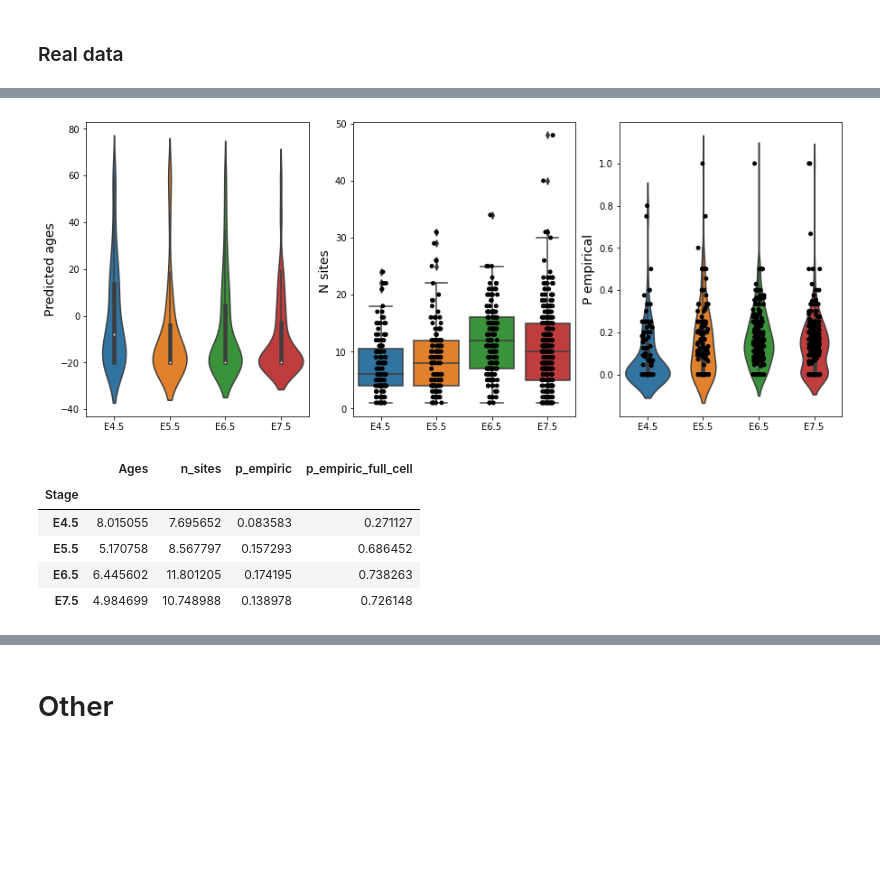
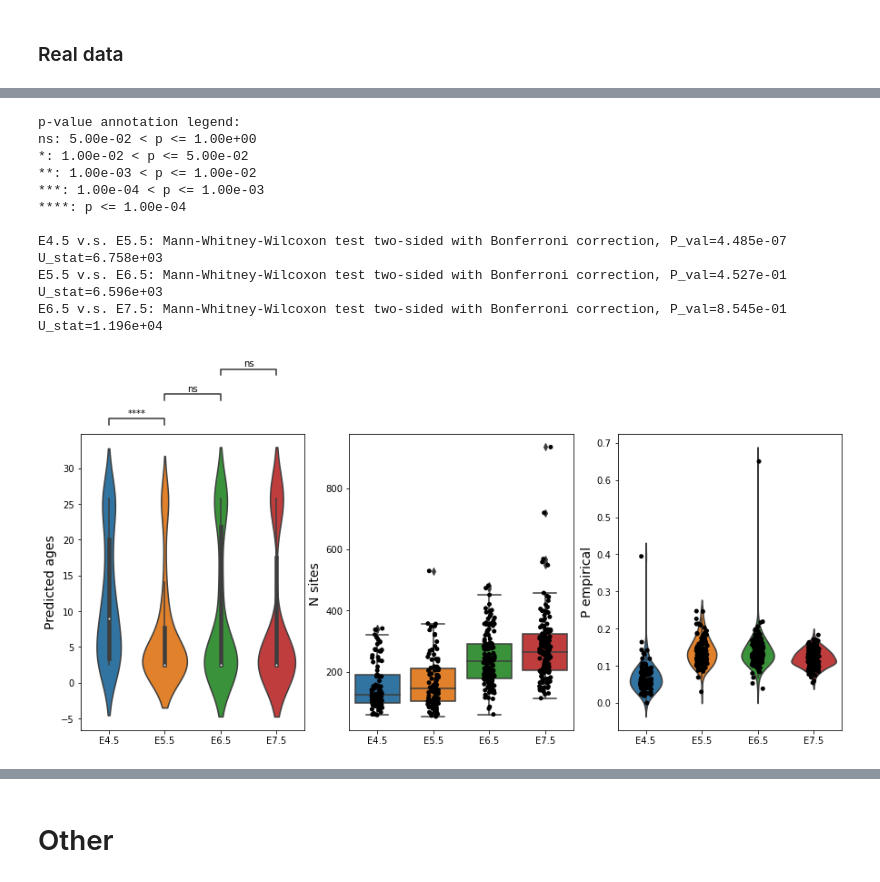
Before and after one commit to ComputationalAgingLab/single-cell-methylation-fake, a Jupyter notebook: proof.ipynb, the cells around one changed output, grey strips where cells are left out. Cells and saved outputs as stored; diff of their text form; code cells hidden in the pictures; blank space fills up the shorter version.

Commit message:
ground zero returned

```diff
--- a/proof.ipynb
+++ b/proof.ipynb
@@ -85,7 +87,7 @@ n_corrected_sites = clocks['PearsonP'][multipletests(clocks['PearsonP'], method=
 print(f'Survived after {method} correction {n_corrected_sites} sites at s.level={alpha}')
 
 #get top n from them based on the absolute value of correlation
-top = 300
+top = 5000
 top_idx = clocks['PearsonR'].abs().sort_values(ascending=False)[:top].index
 top_sites = clocks.loc[top_idx]
 
@@ -93,6 +95,7 @@ top_sites = clocks.loc[top_idx]
 w_ = np.asarray(top_sites['Coef'])
 b_ = np.asarray(top_sites['Intercept'])
 roots_ = -b_ / w_ #polynomial roots before single cell data
+dist_ = np.diff(np.sort(roots_))
 
 # make an artificial signle cell methylation data (sampled from binomial distribution)
 p_nonmet = 0.5
@@ -102,8 +105,11 @@ mask = np.random.binomial(1, p=p_nonmet, size=top).astype(bool)
 w = np.array([-wi if m==False else wi for m, wi in zip(mask, w_)])
 b = np.array([1-bi if m==False else bi for m, bi in zip(mask, b_)])
 roots = -b / w #polynomial roots after single cell data
+dist = np.diff(np.sort(roots))
 
 print('Correlation weights and biases before data', np.round(np.corrcoef(w_, b_)[0,1], 3))
 print('Correlation weights and biases after data', np.round(np.corrcoef(w, b)[0,1], 3))
+print('Median distance between roots before data:', np.round(np.median(dist_), 3))
+print('Median distance between roots after data:', np.round(np.median(dist), 3))
 # %% [output]
 Survived after bonferroni correction 247 sites at s.level=0.01
@@ -175,5 +173,5 @@ axes[2].set_xlabel('Age');
 # %%
-n_steps = 100
+n_steps = 1000
 m_cells = 100
 interval_of_search = (-20, 60)
 # eps = 0.01 #to not touch to the interval boundaries where p=0 or p=1
@@ -212,6 +212,7 @@ stages = sorted(meta['stage'].unique().tolist())
 list_cells = glob('cell_data/cells/*.h5')
 
 ######
+n_steps = 1000
 interval_of_search = (-20, 60) #CUSTOM INTERVAL IN SCOPE
 ######
 
@@ -224,12 +225,17 @@ for stage in stages:
     methyl_prob = []
     methyl_prob_cell = []
     for cell_name in tqdm(stage_cells):
+        ### read data ###
         path = f'cell_data/cells/{cell_name}.h5'
         assert os.path.exists(path)
         cell_df = pd.read_hdf(path)
+
+        ### filter data ###
+        #coverage check
+        if cell_df.shape[0] < 500_000: continue
+        #common sites check
         common_sites = top_sites.index.intersection(cell_df.index).tolist()
-        if len(common_sites) == 0:
-            continue
+        if len(common_sites) == 0: continue
 
         top_sites_sub = top_sites.loc[common_sites][['Coef', 'Intercept']]
         w_, b_ = top_sites_sub['Coef'].values, top_sites_sub['Intercept'].values
@@ -253,0 +418,19 @@ for stage in stages:
+# %%
+m_cells = 100
+w_ = np.asarray(top_sites['Coef'])
+b_ = np.asarray(top_sites['Intercept'])
+
+eps = 0.01 #to not touch to the interval boundaries where p=0 or p=1
+interval_of_search = (x_intervals[:, 0].max() + eps, x_intervals[:, 1].min() - eps)
+print("Correct interval:", interval_of_search)
+
+data = pd.DataFrame({'Ages':[], 'p':[]})
+for p_met in np.linspace(0., 1.0, 12):
+    x_opt = np.zeros(m_cells)
+    for cell in range(m_cells):
+        mask = np.random.binomial(1, p=p_met, size=top).astype(bool)
+        w = np.where(mask, w_, -w_)
+        b = np.where(mask, b_, 1-b_)
+        x_opt[cell] = get_max(w, b, domain=interval_of_search, verbose=0, proper_interval=True)
+
+    data = pd.concat([data, pd.DataFrame({'Ages':x_opt, "p":round(p_met, 2)})])
@@ -263,17 +530,34 @@ data.groupby('Stage').mean()
 # %%
 fig, axes = plt.subplots(1, 3, figsize=(15, 6))
 sns.violinplot(x='Stage', y='Ages', data=data, ax=axes[0])
+test_results = add_stat_annotation(axes[0], data=data, x='Stage', y='Ages',
+                                   box_pairs=[('E4.5', 'E5.5'),
+                                              ('E5.5', 'E6.5'),
+                                              ('E6.5', 'E7.5')
+                                             ],
+                                   test='Mann-Whitney', text_format='star',
+                                   loc='outside', verbose=1)
 axes[0].set_xlabel('')
 axes[0].set_ylabel('Predicted ages', fontsize=14);
 
 sns.stripplot(x='Stage', y='n_sites', data=data, ax=axes[1], color='black')
 sns.boxplot(x='Stage', y='n_sites', data=data, ax=axes[1])
 axes[1].set_xlabel('')
 axes[1].set_ylabel('N sites ', fontsize=14);
 
 sns.violinplot(x='Stage', y='p_empiric', data=data, ax=axes[2])
 sns.stripplot(x='Stage', y='p_empiric', data=data, ax=axes[2], color='black')
 axes[2].set_xlabel('')
 axes[2].set_ylabel('P empirical', fontsize=14);
 # %% [output]
+p-value annotation legend:
+ns: 5.00e-02 < p <= 1.00e+00
+*: 1.00e-02 < p <= 5.00e-02
+**: 1.00e-03 < p <= 1.00e-02
+***: 1.00e-04 < p <= 1.00e-03
+****: p <= 1.00e-04
+
+E4.5 v.s. E5.5: Mann-Whitney-Wilcoxon test two-sided with Bonferroni correction, P_val=4.485e-07 U_stat=6.758e+03
+E5.5 v.s. E6.5: Mann-Whitney-Wilcoxon test two-sided with Bonferroni correction, P_val=4.527e-01 U_stat=6.596e+03
+E6.5 v.s. E7.5: Mann-Whitney-Wilcoxon test two-sided with Bonferroni correction, P_val=8.545e-01 U_stat=1.196e+04
-[figure, old version]
+[figure, new version]
@@ -327,9 +563,0 @@ for stage in stages:
-# %%
-data.groupby('Stage').mean()
-# %% [output]
-|  | Ages | n_sites | p_empiric | p_empiric_full_cell |
-| Stage |  |  |  |  |
-| E4.5 | 8.015055 | 7.695652 | 0.083583 | 0.271127 |
-| E5.5 | 5.170758 | 8.567797 | 0.157293 | 0.686452 |
-| E6.5 | 6.445602 | 11.801205 | 0.174195 | 0.738263 |
-| E7.5 | 4.984699 | 10.748988 | 0.138978 | 0.726148 |
```
Also changed, not shown: parts of 44 cells of this notebook, 2 other files.
